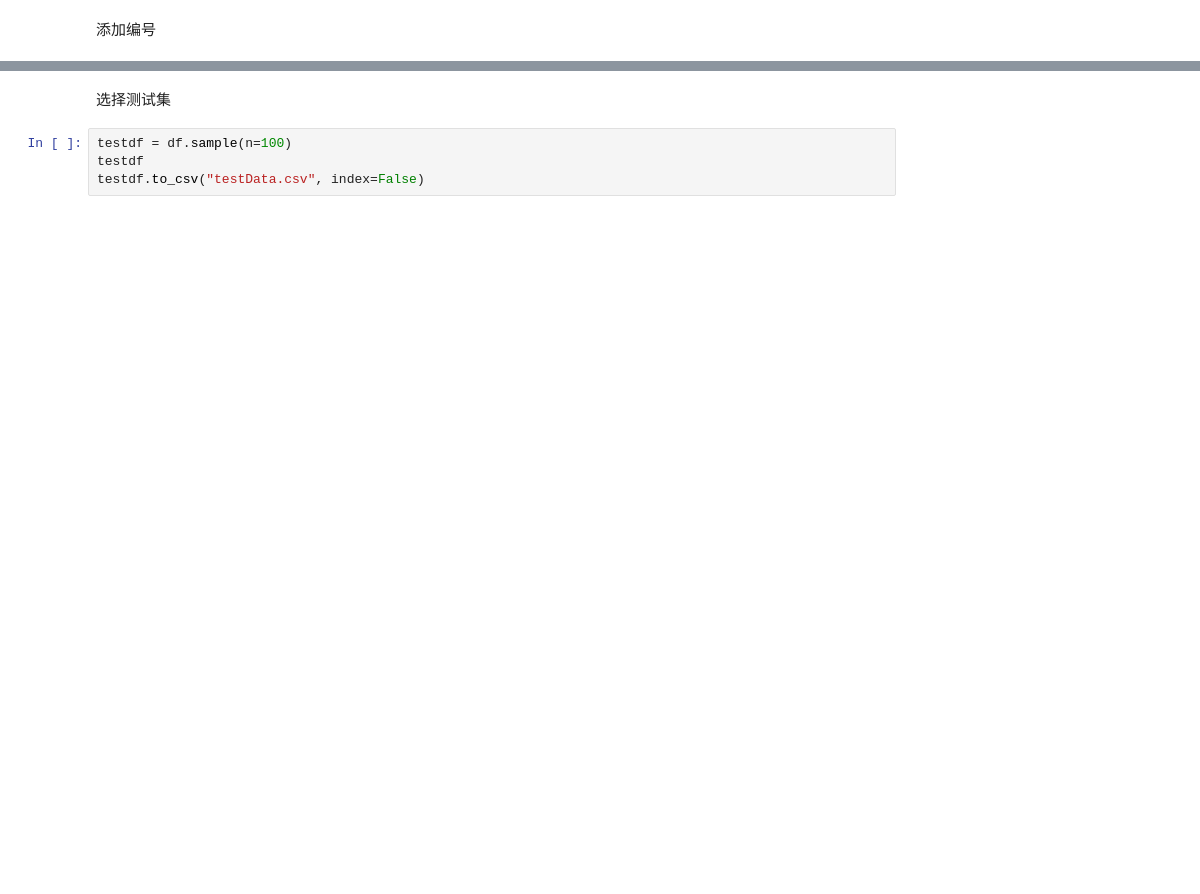
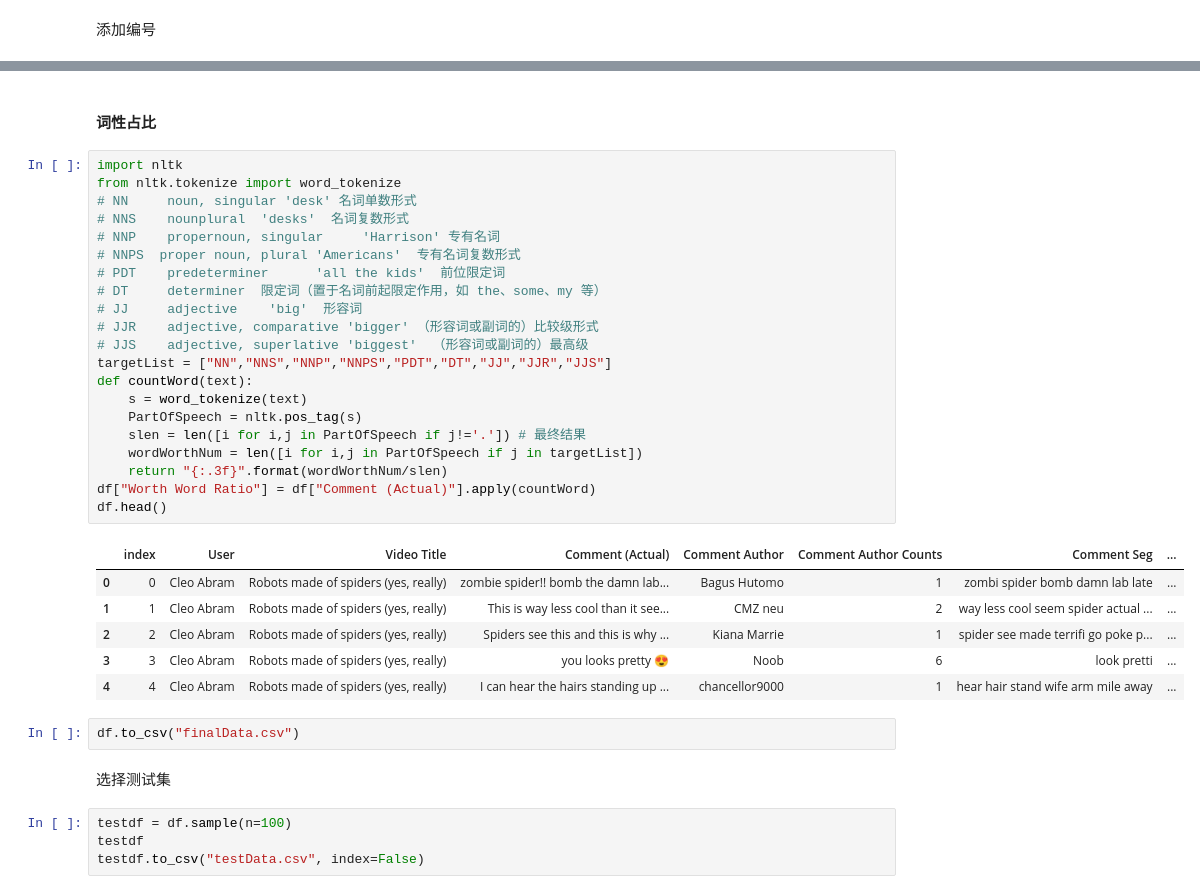
Before and after one commit to Blackteaxx/PythonDataAnalyze, a Jupyter notebook: PCA&Clustered/test.ipynb, the cells around one changed output, grey strips where cells are left out. Cells and saved outputs as stored; diff of their text form; blank space fills up the shorter version.

```diff
--- a/PCA&Clustered/test.ipynb
+++ b/PCA&Clustered/test.ipynb
@@ -129,3 +205,35 @@ df
+# %% [markdown]
+#### 词性占比
+# %%
+import nltk
+from nltk.tokenize import word_tokenize
+# NN     noun, singular 'desk' 名词单数形式
+# NNS    nounplural  'desks'  名词复数形式
+# NNP    propernoun, singular     'Harrison' 专有名词
+# NNPS  proper noun, plural 'Americans'  专有名词复数形式
+# PDT    predeterminer      'all the kids'  前位限定词
+# DT     determiner  限定词（置于名词前起限定作用，如 the、some、my 等）
+# JJ     adjective    'big'  形容词
+# JJR    adjective, comparative 'bigger' （形容词或副词的）比较级形式
+# JJS    adjective, superlative 'biggest'  （形容词或副词的）最高级
+targetList = ["NN","NNS","NNP","NNPS","PDT","DT","JJ","JJR","JJS"]
+def countWord(text):
+    s = word_tokenize(text)
+    PartOfSpeech = nltk.pos_tag(s)
+    slen = len([i for i,j in PartOfSpeech if j!='.']) # 最终结果
+    wordWorthNum = len([i for i,j in PartOfSpeech if j in targetList])
+    return "{:.3f}".format(wordWorthNum/slen)
+df["Worth Word Ratio"] = df["Comment (Actual)"].apply(countWord)
+df.head()
+# %% [output]
+|  | index | User | Video Title | Comment (Actual) | Comment Author | Comment Author Counts | Comment Seg | ... |
+| 0 | 0 | Cleo Abram | Robots made of spiders (yes, really) | zombie spider!! bomb the damn lab... | Bagus Hutomo | 1 | zombi spider bomb damn lab late | ... |
+| 1 | 1 | Cleo Abram | Robots made of spiders (yes, really) | This is way less cool than it see... | CMZ neu | 2 | way less cool seem spider actual ... | ... |
+| 2 | 2 | Cleo Abram | Robots made of spiders (yes, really) | Spiders see this and this is why ... | Kiana Marrie | 1 | spider see made terrifi go poke p... | ... |
+| 3 | 3 | Cleo Abram | Robots made of spiders (yes, really) | you looks pretty 😍 | Noob | 6 | look pretti | ... |
+| 4 | 4 | Cleo Abram | Robots made of spiders (yes, really) | I can hear the hairs standing up ... | chancellor9000 | 1 | hear hair stand wife arm mile away | ... |
+# %%
+df.to_csv("finalData.csv")
 # %% [markdown]
 选择测试集
 # %%
```
Also changed, not shown: parts of 9 cells of this notebook, 1 other file.
